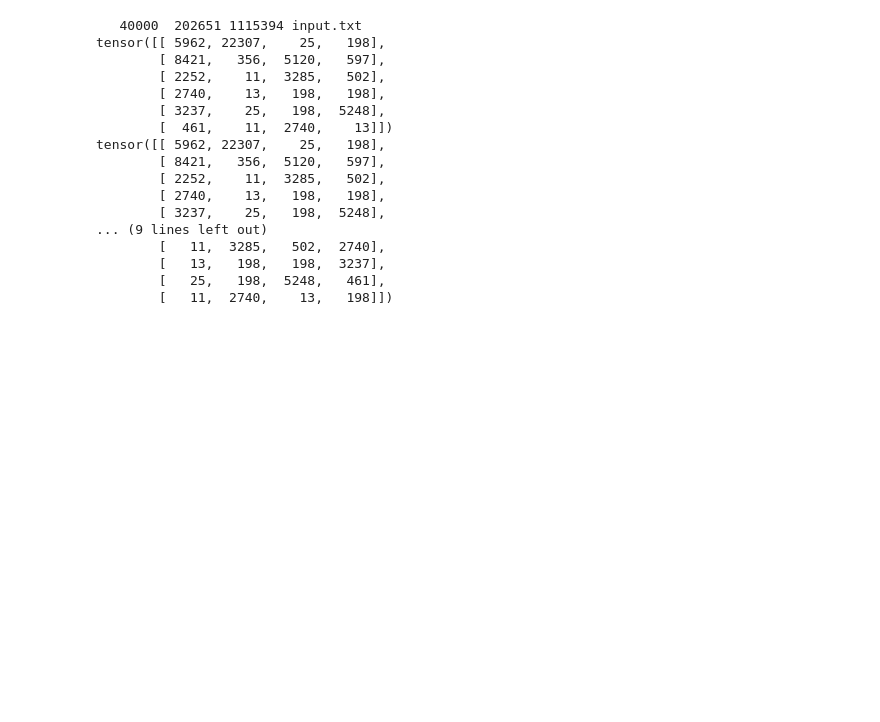
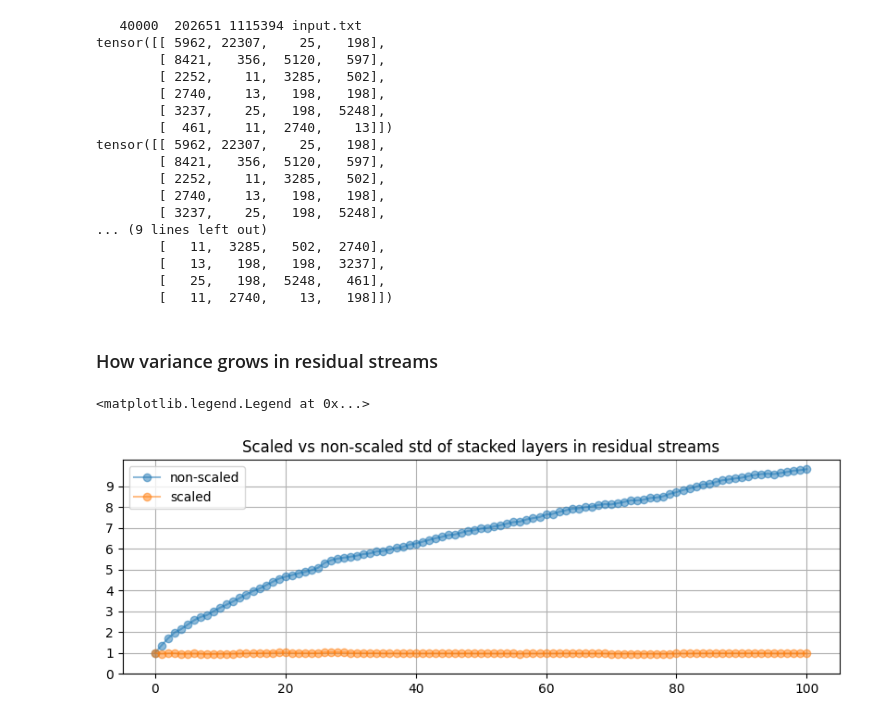
Before and after one commit to Laz4rz/GPT-2, a Jupyter notebook: hf_playground.ipynb, the cells around one changed output. Saved outputs shown, nothing was run; the diff lists cells and outputs as text; code cells hidden in the pictures; blank space fills up the shorter version.

```diff
--- a/hf_playground.ipynb
+++ b/hf_playground.ipynb
@@ -189,3 +189,28 @@ tensor([[ 5962, 22307,    25,   198],
         [   13,   198,   198,  3237],
         [   25,   198,  5248,   461],
         [   11,  2740,    13,   198]])
+# %% [markdown]
+### How variance grows in residual streams
+# %%
+import matplotlib.pyplot as plt
+import math
+import numpy as np
+
+x = torch.randn(768)
+temporary_x_std = [x.std()]
+temporary_x_std_normed = [x.std()]
+for i in range(100):
+    x += torch.randn(768)
+    temporary_x_std.append(x.std())
+    temporary_x_std_normed.append(x.std()/math.sqrt(i+2))
+
+plt.figure(figsize=(10, 3))
+plt.title("Scaled vs non-scaled std of stacked layers in residual streams")
+plt.plot(temporary_x_std, marker="o", alpha=0.5, label="non-scaled")
+plt.plot(temporary_x_std_normed, marker="o", alpha=0.5, label="scaled")
+plt.yticks(np.arange(0, 10, 1))
+plt.grid()
+plt.legend()
+# %% [output]
+<matplotlib.legend.Legend at 0x...>
+[figure, added]
```
Also changed, not shown: parts of 2 cells of this notebook, 4 other files.
